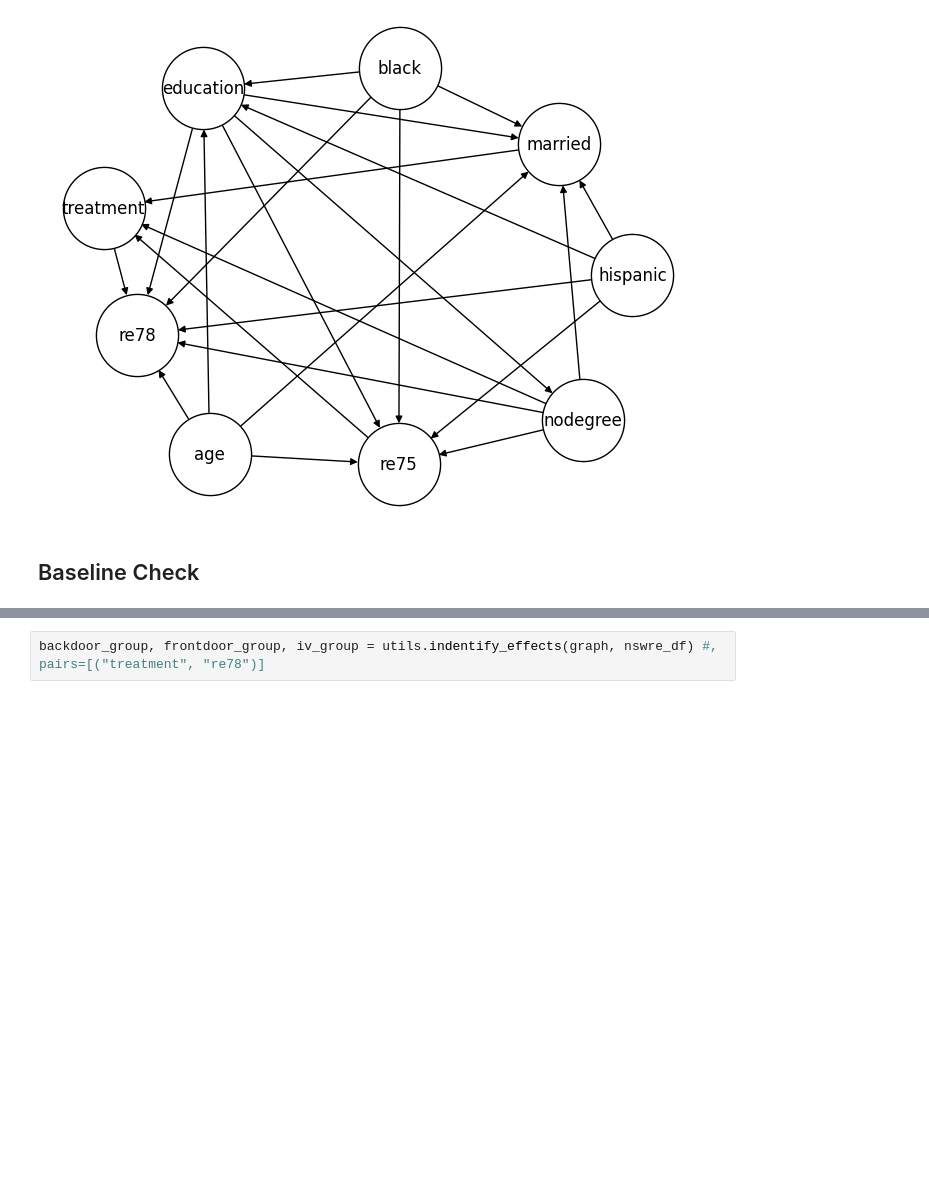
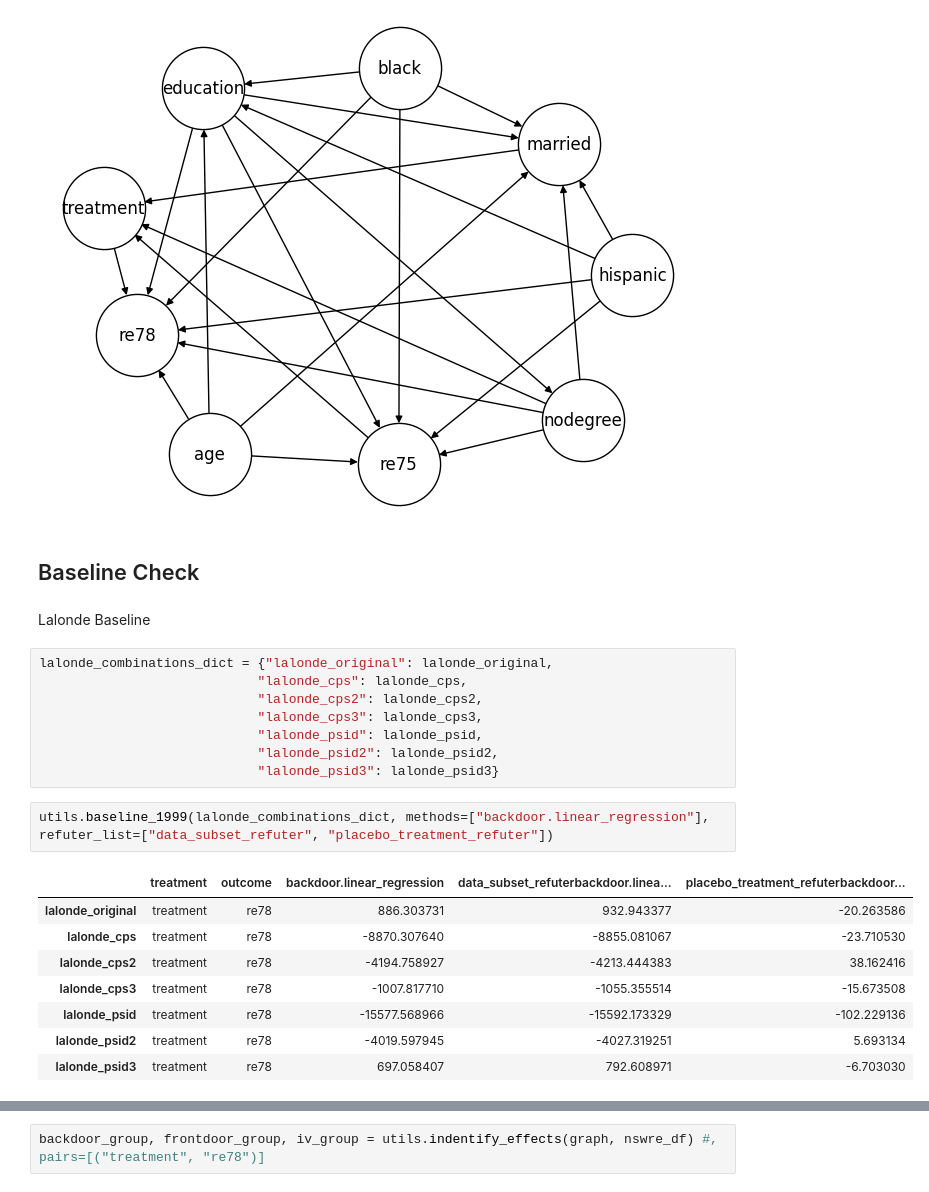
Before and after one commit to 8toz/causal_lalonde, a Jupyter notebook: causal_effect_estimation.ipynb, the cells around one changed output, grey strips where cells are left out. Drawn from its saved outputs; the diff is of its cells as text; blank space fills up the shorter version.

```diff
--- a/causal_effect_estimation.ipynb
+++ b/causal_effect_estimation.ipynb
@@ -23,3 +32,24 @@ combinations_dict = {"nswre_experiment": nswre_df,
 [figure]
 # %% [markdown]
 ## Baseline Check
+# %% [markdown]
+Lalonde Baseline
+# %%
+lalonde_combinations_dict = {"lalonde_original": lalonde_original,
+                            "lalonde_cps": lalonde_cps,
+                            "lalonde_cps2": lalonde_cps2,
+                            "lalonde_cps3": lalonde_cps3,
+                            "lalonde_psid": lalonde_psid,
+                            "lalonde_psid2": lalonde_psid2,
+                            "lalonde_psid3": lalonde_psid3}
+# %%
+utils.baseline_1999(lalonde_combinations_dict, methods=["backdoor.linear_regression"], refuter_list=["data_subset_refuter", "placebo_treatment_refuter"])
+# %% [output]
+|  | treatment | outcome | backdoor.linear_regression | data_subset_refuterbackdoor.linea... | placebo_treatment_refuterbackdoor... |
+| lalonde_original | treatment | re78 | 886.303731 | 932.943377 | -20.263586 |
+| lalonde_cps | treatment | re78 | -8870.307640 | -8855.081067 | -23.710530 |
+| lalonde_cps2 | treatment | re78 | -4194.758927 | -4213.444383 | 38.162416 |
+| lalonde_cps3 | treatment | re78 | -1007.817710 | -1055.355514 | -15.673508 |
+| lalonde_psid | treatment | re78 | -15577.568966 | -15592.173329 | -102.229136 |
+| lalonde_psid2 | treatment | re78 | -4019.597945 | -4027.319251 | 5.693134 |
+| lalonde_psid3 | treatment | re78 | 697.058407 | 792.608971 | -6.703030 |
```
Also changed, not shown: parts of 4 cells of this notebook, 2 other files.
